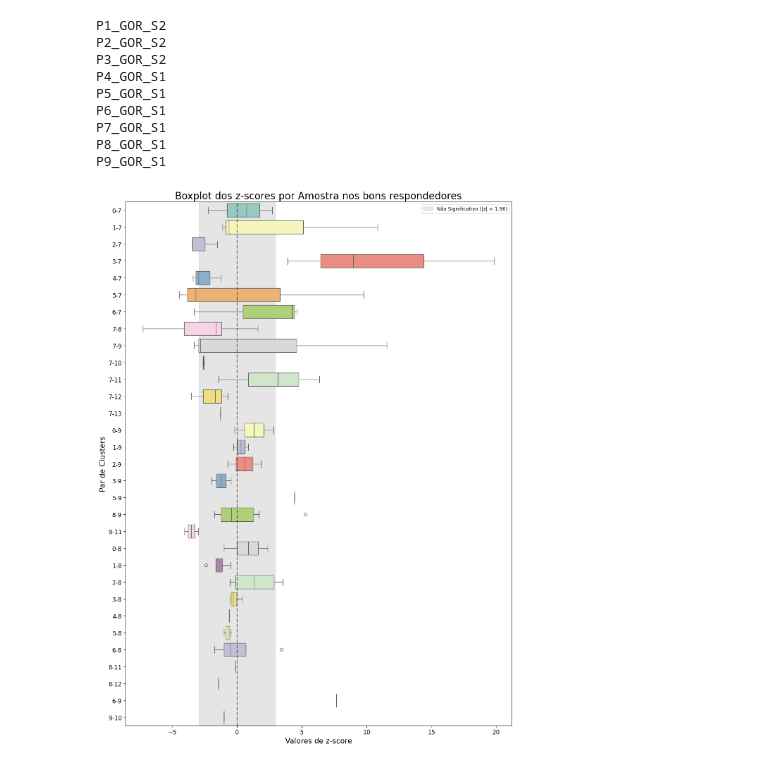
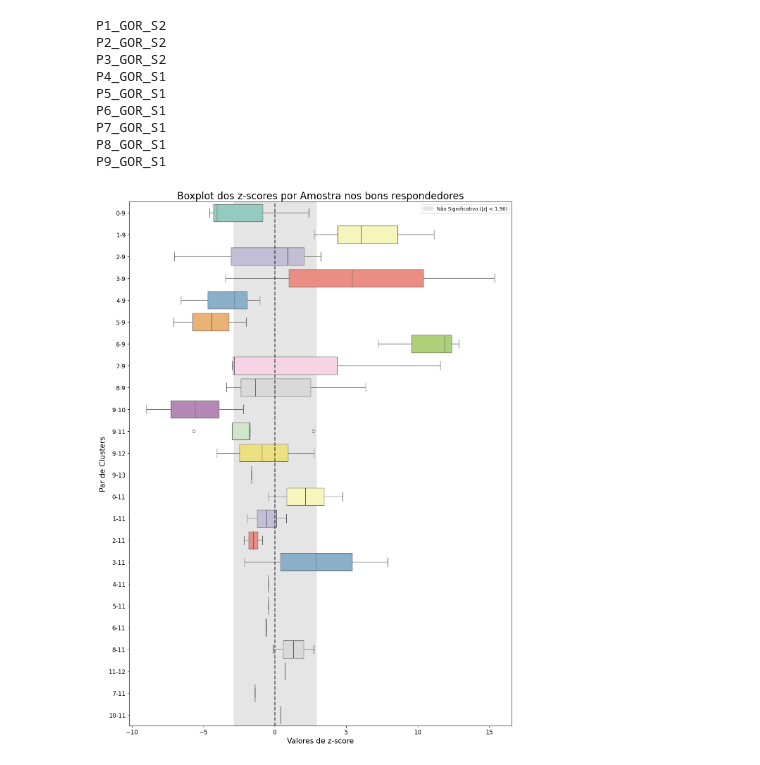
Before and after one commit to pedrovp161/spatools, a Jupyter notebook: Tutorials/clustering_correlation_analysis.ipynb, the cells around one changed output. Drawn from its saved outputs; the diff is of its cells as text; code cells hidden in the pictures.

```diff
--- a/Tutorials/clustering_correlation_analysis.ipynb
+++ b/Tutorials/clustering_correlation_analysis.ipynb
@@ -254,14 +252,14 @@ P7_GOR_S1
 P8_GOR_S1
 P9_GOR_S1
 # %%
-from spatools.plotting.pl import boxplot_cluster_correlations
-
-boxplot_cluster_correlations(adata, cluster_col="clusters_0.6",
+st.pl.boxplot_cluster_correlations(adata, cluster_col="clusters_0.6",
                              show=True,
                              title="Boxplot dos z-scores por Amostra nos bons respondedores",
+                             subset=True,
+                             value=9
                              )
 # %% [output]
-[figure, old version]
+[figure, new version]
 # %%
 adata.uns["stats"]
 # %% [output]
```
Also changed, not shown: parts of 2 cells of this notebook, 2 other files.
